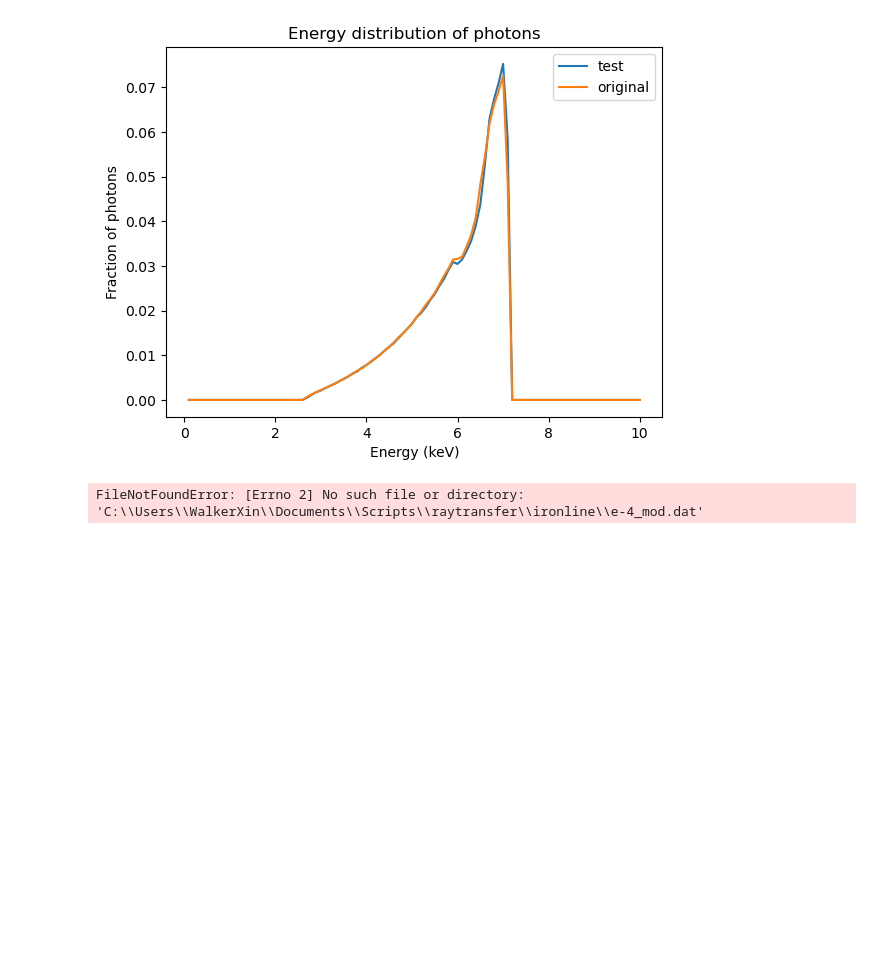
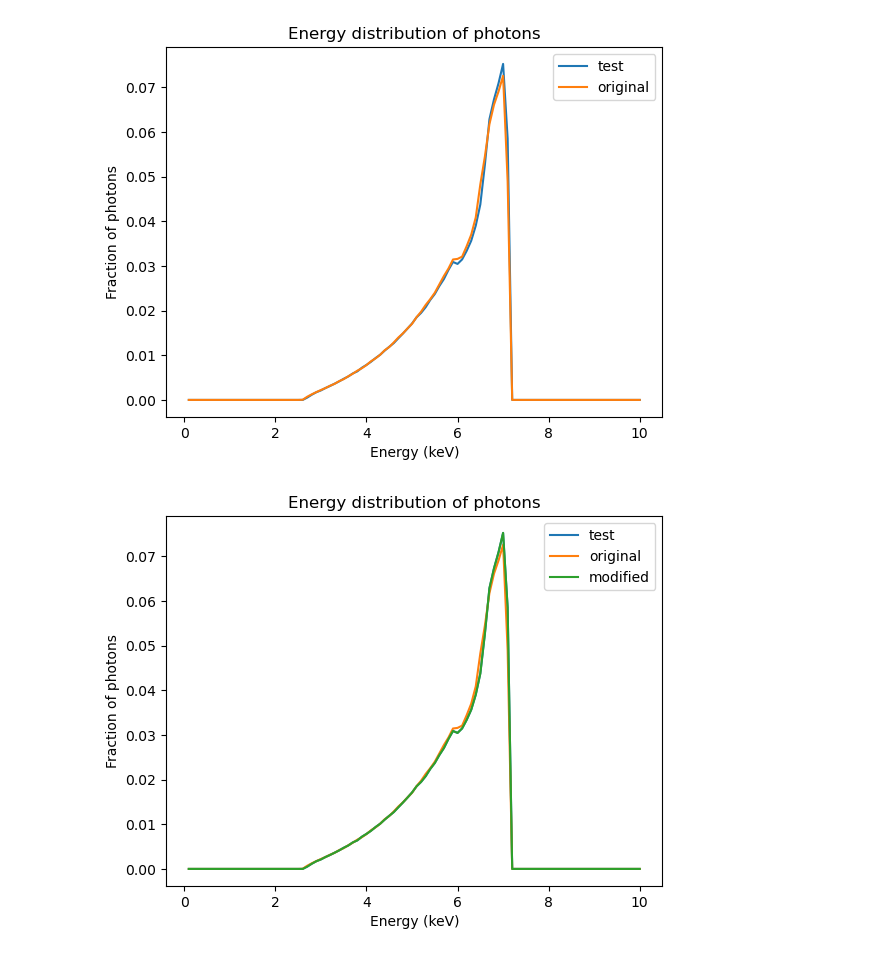
Before and after one commit to Walker-Xin/raytransfer, a Jupyter notebook: ironline/data.ipynb, the cells around one changed output. Drawn from its saved outputs; the diff is of its cells as text; code cells hidden in the pictures; blank space fills up the shorter version.

```diff
--- a/ironline/data.ipynb
+++ b/ironline/data.ipynb
@@ -10,7 +10,7 @@ precision = 4
 # read data .dat file
 data_1 = pd.read_csv(r'C:\Users\WalkerXin\Documents\Scripts\raytransfer\ironline\e-{}.dat'.format(precision), sep=' ', header=None)
 
-data_ori = pd.read_csv(r'C:\Users\WalkerXin\Downloads\ironline\e-{}.dat'.format(precision), sep=' ', header=None)
+data_ori = pd.read_csv(r'C:\Users\WalkerXin\Downloads\compare\e-{}.dat'.format(precision), sep=' ', header=None)
 
 #plot second column against first column
 plt.plot(data_1.iloc[:,0], data_1.iloc[:,1], label="test")
@@ -25,13 +25,14 @@ plt.show()
 # %%
 data_mod = pd.read_csv(r'C:\Users\WalkerXin\Documents\Scripts\raytransfer\ironline\e-{}_mod.dat'.format(precision), sep=' ', header=None)
 
 #plot second column against first column
-plt.plot(data_mod.iloc[:,0], data_1.iloc[:,1], label="test")
+plt.plot(data_1.iloc[:,0], data_1.iloc[:,1], label="test")
 plt.plot(data_ori.iloc[:,0], data_ori.iloc[:,1], label="original")
+plt.plot(data_mod.iloc[:,0], data_mod.iloc[:,1], label="modified")
 plt.xlabel("Energy (keV)")
 plt.ylabel("Fraction of photons")
 plt.title("Energy distribution of photons")
 plt.legend()
 plt.show()
 # %% [output]
-FileNotFoundError: [Errno 2] No such file or directory: 'C:\\Users\\WalkerXin\\Documents\\Scripts\\raytransfer\\ironline\\e-4_mod.dat'
+[figure, added]
```
Also changed, not shown: 4 other files.
